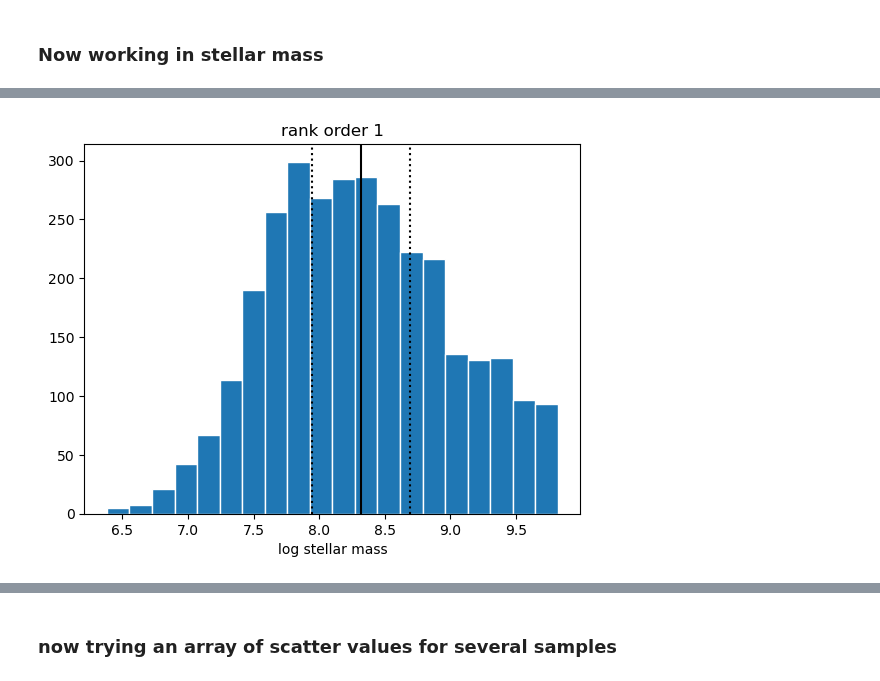
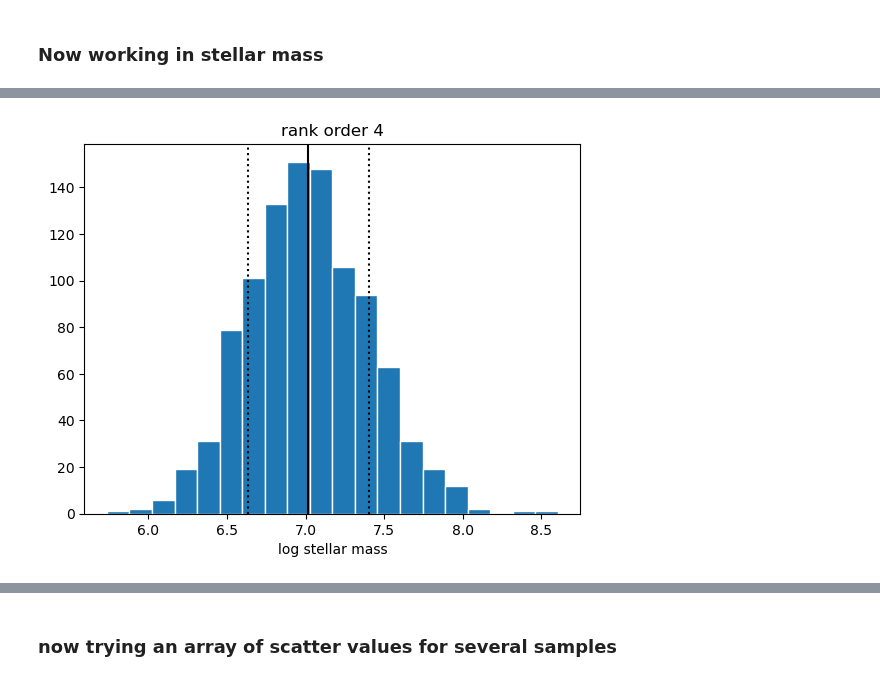
Before and after one commit to jsmonzon/SatGen, a Jupyter notebook: notebooks/rank_ordered.ipynb, the cells around one changed output, grey strips where cells are left out. Saved outputs shown, nothing was run; the diff lists cells and outputs as text; code cells hidden in the pictures.

```diff
--- a/notebooks/rank_ordered.ipynb
+++ b/notebooks/rank_ordered.ipynb
@@ -25,3 +26,6 @@ Ms = prep_data(("../../data/12_4_0/numpy/acc_surv_mass.npy"), includenan=False)
+# %%
+Mh = Mh[0:1000] # just to make the matrices smaller
+Ms = Ms[0:1000]
 # %%
 def mass_rank(mass):
 
@@ -74,3 +39,7 @@ rank_s, sort_s = mass_rank(Ms)
+# %%
+rank_det, sort_det = mass_rank(Ms)
+
+rank_deth, sort_deth = mass_rank(Mh)
 # %%
-det_ave = np.mean(sort_s, axis=0) #some standard statistics
-det_std = np.std(sort_s, axis=0)
+det_ave = np.mean(sort_det, axis=0) #some standard statistics
+det_std = np.std(sort_det, axis=0)
@@ -93,11 +46,11 @@ array([[8.2637133 , 7.73813773, 7.230432  , ..., 3.1702929 , 3.16617952,
 # %%
-i = 0
+i = 3
 plt.title("rank order "+str(i+1))
 plt.axvline(det_ave[i], color="black")
-plt.axvline(det_ave[i]+std[i], ls=":", color="black")
-plt.axvline(det_ave[i]-std[i], ls=":", color="black")
-plt.hist(sort_s[:,i], bins=20, edgecolor="white")
+plt.axvline(det_ave[i]+det_std[i], ls=":", color="black")
+plt.axvline(det_ave[i]-det_std[i], ls=":", color="black")
+plt.hist(sort_det[:,i], bins=20, edgecolor="white")
 plt.xlabel("log stellar mass")
 plt.show()
 # %% [output]
-[figure, old version]
+[figure, new version]
```
Also changed, not shown: parts of 46 cells of this notebook, 11 other files.
